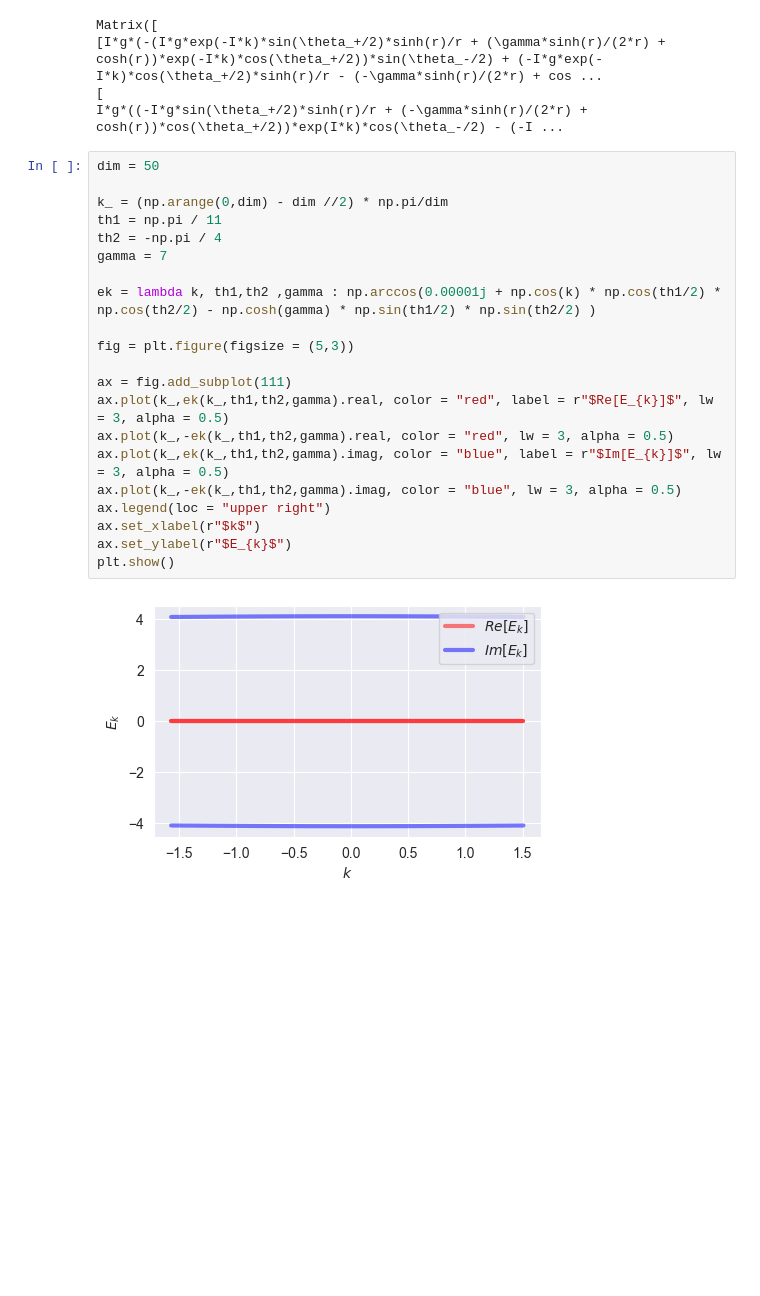
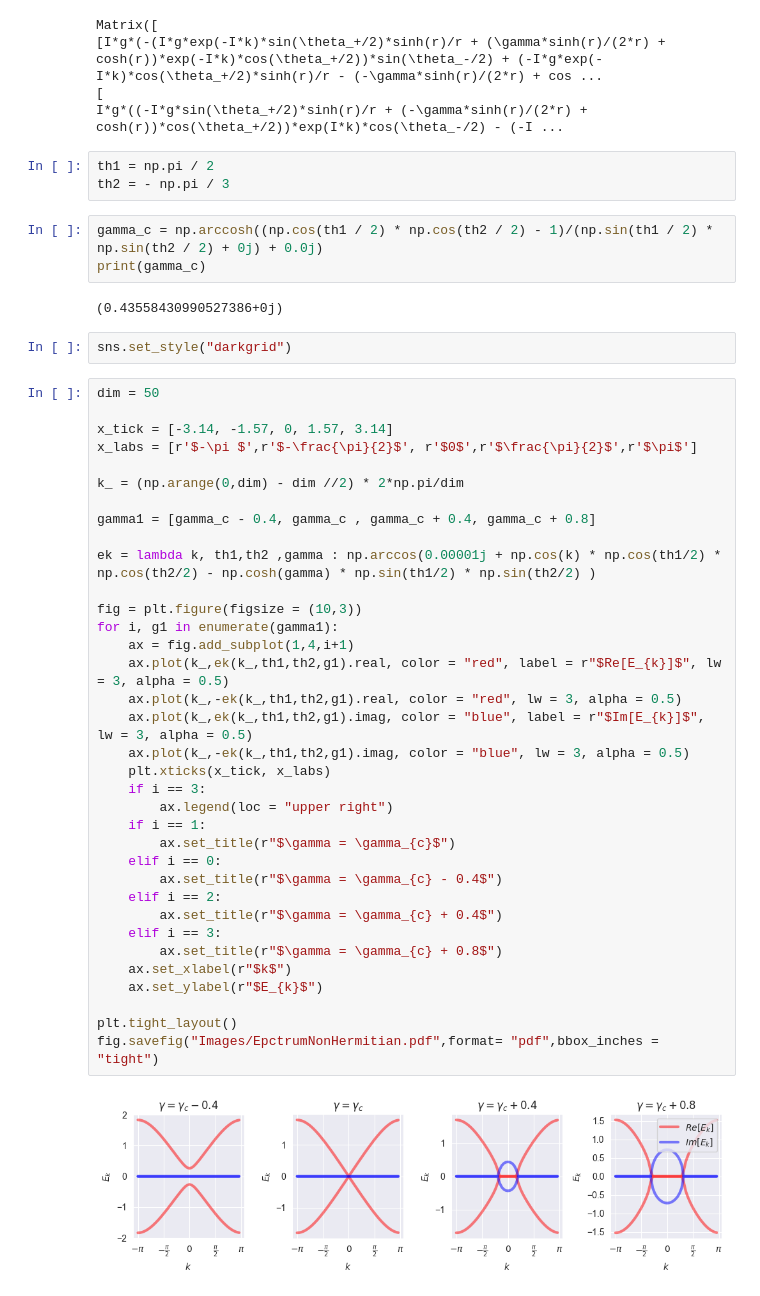
Before and after one commit to JedrekSt/M_thesis, a Jupyter notebook: Results/nonHermitian.ipynb, the cells around one changed output. Cells and saved outputs as stored; diff of their text form; blank space fills up the shorter version.

Commit message:
non hermitian ready

```diff
--- a/Results/nonHermitian.ipynb
+++ b/Results/nonHermitian.ipynb
@@ -172,26 +172,50 @@ display(U)
 Matrix([
 [I*g*(-(I*g*exp(-I*k)*sin(\theta_+/2)*sinh(r)/r + (\gamma*sinh(r)/(2*r) + cosh(r))*exp(-I*k)*cos(\theta_+/2))*sin(\theta_-/2) + (-I*g*exp(-I*k)*cos(\theta_+/2)*sinh(r)/r - (-\gamma*sinh(r)/(2*r) + cos ...
 [                                                                               I*g*((-I*g*sin(\theta_+/2)*sinh(r)/r + (-\gamma*sinh(r)/(2*r) + cosh(r))*cos(\theta_+/2))*exp(I*k)*cos(\theta_-/2) - (-I ...
+# %%
+th1 = np.pi / 2
+th2 = - np.pi / 3
+# %%
+gamma_c = np.arccosh((np.cos(th1 / 2) * np.cos(th2 / 2) - 1)/(np.sin(th1 / 2) * np.sin(th2 / 2) + 0j) + 0.0j)
+print(gamma_c)
+# %% [output]
+(0.43558430990527386+0j)
+# %%
+sns.set_style("darkgrid")
 # %%
 dim = 50
 
-k_ = (np.arange(0,dim) - dim //2) * np.pi/dim
-th1 = np.pi / 11
-th2 = -np.pi / 4
-gamma = 7
+x_tick = [-3.14, -1.57, 0, 1.57, 3.14]
+x_labs = [r'$-\pi $',r'$-\frac{\pi}{2}$', r'$0$',r'$\frac{\pi}{2}$',r'$\pi$']
+
+k_ = (np.arange(0,dim) - dim //2) * 2*np.pi/dim
+
+gamma1 = [gamma_c - 0.4, gamma_c , gamma_c + 0.4, gamma_c + 0.8]
 
 ek = lambda k, th1,th2 ,gamma : np.arccos(0.00001j + np.cos(k) * np.cos(th1/2) * np.cos(th2/2) - np.cosh(gamma) * np.sin(th1/2) * np.sin(th2/2) )
 
-fig = plt.figure(figsize = (5,3))
+fig = plt.figure(figsize = (10,3))
+for i, g1 in enumerate(gamma1):
+    ax = fig.add_subplot(1,4,i+1)
+    ax.plot(k_,ek(k_,th1,th2,g1).real, color = "red", label = r"$Re[E_{k}]$", lw = 3, alpha = 0.5)
+    ax.plot(k_,-ek(k_,th1,th2,g1).real, color = "red", lw = 3, alpha = 0.5)
+    ax.plot(k_,ek(k_,th1,th2,g1).imag, color = "blue", label = r"$Im[E_{k}]$", lw = 3, alpha = 0.5)
+    ax.plot(k_,-ek(k_,th1,th2,g1).imag, color = "blue", lw = 3, alpha = 0.5)
+    plt.xticks(x_tick, x_labs)
+    if i == 3:
+        ax.legend(loc = "upper right")
+    if i == 1:
+        ax.set_title(r"$\gamma = \gamma_{c}$")
+    elif i == 0:
+        ax.set_title(r"$\gamma = \gamma_{c} - 0.4$")
+    elif i == 2:
+        ax.set_title(r"$\gamma = \gamma_{c} + 0.4$")
+    elif i == 3:
+        ax.set_title(r"$\gamma = \gamma_{c} + 0.8$")
+    ax.set_xlabel(r"$k$")
+    ax.set_ylabel(r"$E_{k}$")
 
-ax = fig.add_subplot(111)
-ax.plot(k_,ek(k_,th1,th2,gamma).real, color = "red", label = r"$Re[E_{k}]$", lw = 3, alpha = 0.5)
-ax.plot(k_,-ek(k_,th1,th2,gamma).real, color = "red", lw = 3, alpha = 0.5)
-ax.plot(k_,ek(k_,th1,th2,gamma).imag, color = "blue", label = r"$Im[E_{k}]$", lw = 3, alpha = 0.5)
-ax.plot(k_,-ek(k_,th1,th2,gamma).imag, color = "blue", lw = 3, alpha = 0.5)
-ax.legend(loc = "upper right")
-ax.set_xlabel(r"$k$")
-ax.set_ylabel(r"$E_{k}$")
-plt.show()
+plt.tight_layout()
+fig.savefig("Images/EpctrumNonHermitian.pdf",format= "pdf",bbox_inches = "tight")
 # %% [output]
-[figure, old version]
+[figure, new version]
```
Also changed, not shown: parts of 4 cells of this notebook, 12 other files.
